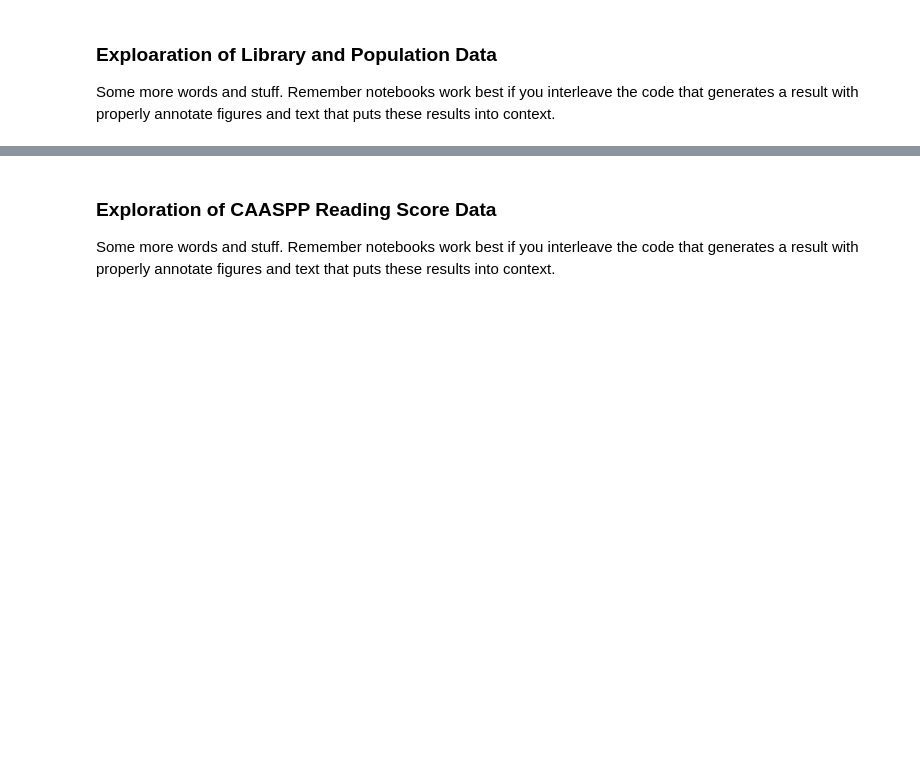
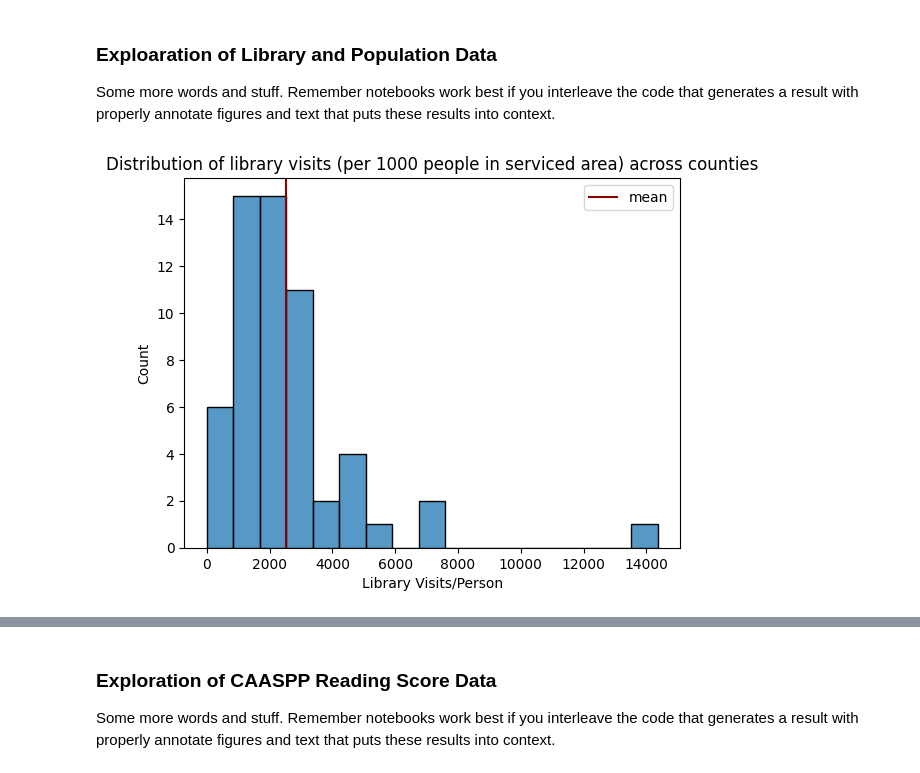
Before and after one commit to KaitlynChou/COGS-108-Project, a Jupyter notebook: EDACheckpoint_Group057_WI24.ipynb, the cells around one changed output, grey strips where cells are left out. Cells and saved outputs as stored; diff of their text form; code cells hidden in the pictures; blank space fills up the shorter version.

Commit message:
library data EDA

```diff
--- a/EDACheckpoint_Group057_WI24.ipynb
+++ b/EDACheckpoint_Group057_WI24.ipynb
@@ -454,0 +453,9 @@ Some more words and stuff.  Remember notebooks work best if you interleave the c
+# %%
+# Distribution of library visits (per 1000 people in serviced area) across counties
+ax = sns.histplot(data=libraries_per[libraries_per['Library Visits/Person'] >= 0].groupby('County').agg('mean'), x='Library Visits/Person')
+ax.set_title('Distribution of library visits (per 1000 people in serviced area) across counties')
+ax.axvline(libraries_per[libraries_per['Library Visits/Person'] >= 0].groupby('County').agg('mean')['Library Visits/Person'].mean(), color='darkred', label='mean')
+ax.legend()
+plt.show()
+# %% [output]
+[figure, added]
```
Also changed, not shown: parts of 4 cells of this notebook.
